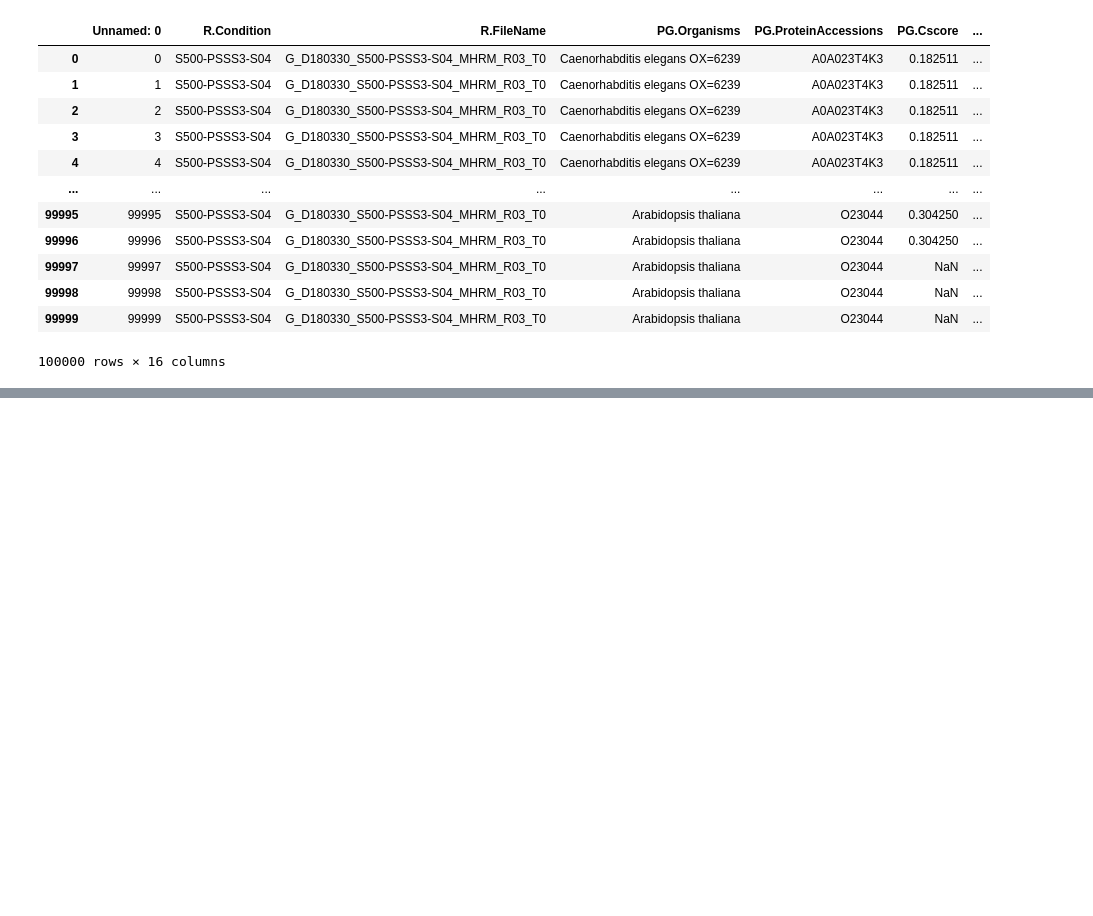
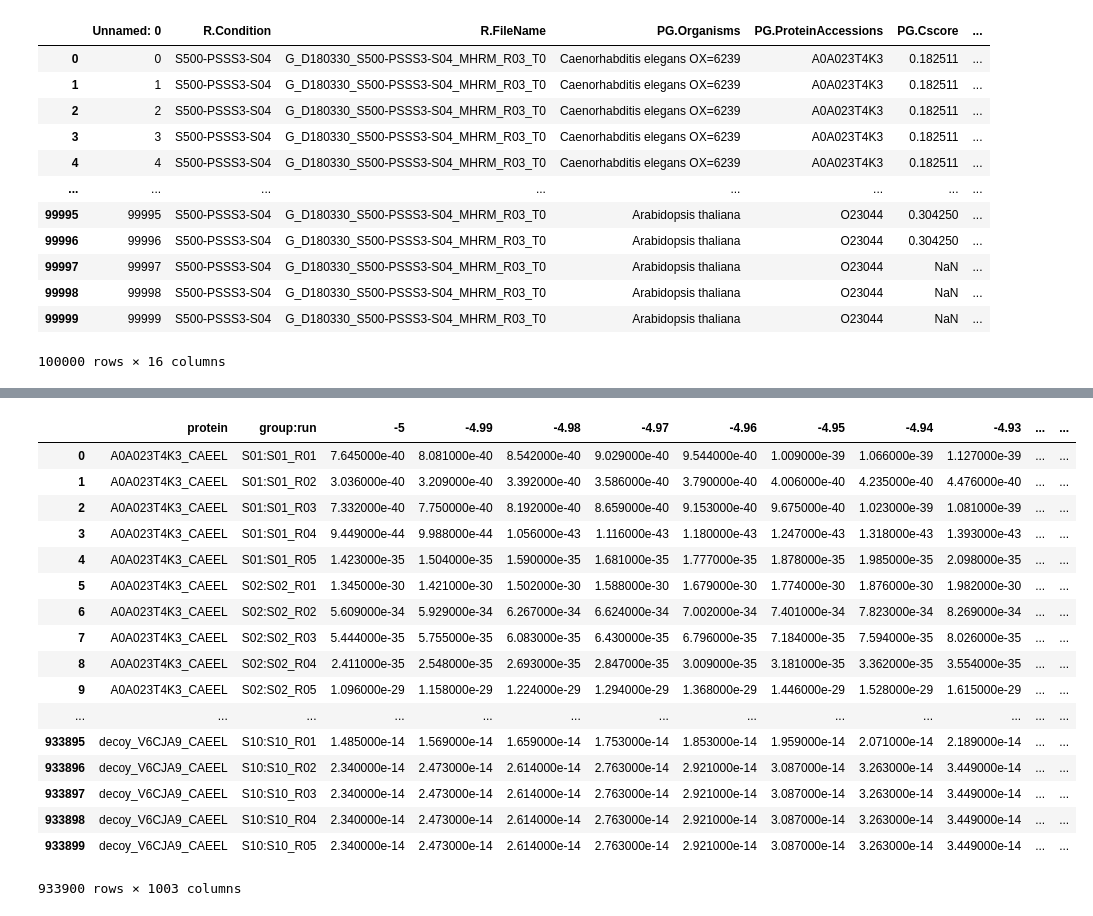
Before and after one commit to patruong/bayesMS, a Jupyter notebook: index.ipynb, the cells around one changed output, grey strips where cells are left out. Saved outputs shown, nothing was run; the diff lists cells and outputs as text; code cells hidden in the pictures; blank space fills up the shorter version.

```diff
--- a/index.ipynb
+++ b/index.ipynb
@@ -544,0 +576,23 @@ df
+# %%
+df = pd.read_csv("P_OUT", sep = "\t")
+# %%
+df
+# %% [output]
+|  | protein | group:run | -5 | -4.99 | -4.98 | -4.97 | -4.96 | -4.95 | -4.94 | -4.93 | ... | ... |
+| 0 | A0A023T4K3_CAEEL | S01:S01_R01 | 7.645000e-40 | 8.081000e-40 | 8.542000e-40 | 9.029000e-40 | 9.544000e-40 | 1.009000e-39 | 1.066000e-39 | 1.127000e-39 | ... | ... |
+| 1 | A0A023T4K3_CAEEL | S01:S01_R02 | 3.036000e-40 | 3.209000e-40 | 3.392000e-40 | 3.586000e-40 | 3.790000e-40 | 4.006000e-40 | 4.235000e-40 | 4.476000e-40 | ... | ... |
+| 2 | A0A023T4K3_CAEEL | S01:S01_R03 | 7.332000e-40 | 7.750000e-40 | 8.192000e-40 | 8.659000e-40 | 9.153000e-40 | 9.675000e-40 | 1.023000e-39 | 1.081000e-39 | ... | ... |
+| 3 | A0A023T4K3_CAEEL | S01:S01_R04 | 9.449000e-44 | 9.988000e-44 | 1.056000e-43 | 1.116000e-43 | 1.180000e-43 | 1.247000e-43 | 1.318000e-43 | 1.393000e-43 | ... | ... |
+| 4 | A0A023T4K3_CAEEL | S01:S01_R05 | 1.423000e-35 | 1.504000e-35 | 1.590000e-35 | 1.681000e-35 | 1.777000e-35 | 1.878000e-35 | 1.985000e-35 | 2.098000e-35 | ... | ... |
+| 5 | A0A023T4K3_CAEEL | S02:S02_R01 | 1.345000e-30 | 1.421000e-30 | 1.502000e-30 | 1.588000e-30 | 1.679000e-30 | 1.774000e-30 | 1.876000e-30 | 1.982000e-30 | ... | ... |
+| 6 | A0A023T4K3_CAEEL | S02:S02_R02 | 5.609000e-34 | 5.929000e-34 | 6.267000e-34 | 6.624000e-34 | 7.002000e-34 | 7.401000e-34 | 7.823000e-34 | 8.269000e-34 | ... | ... |
+| 7 | A0A023T4K3_CAEEL | S02:S02_R03 | 5.444000e-35 | 5.755000e-35 | 6.083000e-35 | 6.430000e-35 | 6.796000e-35 | 7.184000e-35 | 7.594000e-35 | 8.026000e-35 | ... | ... |
+| 8 | A0A023T4K3_CAEEL | S02:S02_R04 | 2.411000e-35 | 2.548000e-35 | 2.693000e-35 | 2.847000e-35 | 3.009000e-35 | 3.181000e-35 | 3.362000e-35 | 3.554000e-35 | ... | ... |
+| 9 | A0A023T4K3_CAEEL | S02:S02_R05 | 1.096000e-29 | 1.158000e-29 | 1.224000e-29 | 1.294000e-29 | 1.368000e-29 | 1.446000e-29 | 1.528000e-29 | 1.615000e-29 | ... | ... |
+| ... | ... | ... | ... | ... | ... | ... | ... | ... | ... | ... | ... | ... |
+| 933895 | decoy_V6CJA9_CAEEL | S10:S10_R01 | 1.485000e-14 | 1.569000e-14 | 1.659000e-14 | 1.753000e-14 | 1.853000e-14 | 1.959000e-14 | 2.071000e-14 | 2.189000e-14 | ... | ... |
+| 933896 | decoy_V6CJA9_CAEEL | S10:S10_R02 | 2.340000e-14 | 2.473000e-14 | 2.614000e-14 | 2.763000e-14 | 2.921000e-14 | 3.087000e-14 | 3.263000e-14 | 3.449000e-14 | ... | ... |
+| 933897 | decoy_V6CJA9_CAEEL | S10:S10_R03 | 2.340000e-14 | 2.473000e-14 | 2.614000e-14 | 2.763000e-14 | 2.921000e-14 | 3.087000e-14 | 3.263000e-14 | 3.449000e-14 | ... | ... |
+| 933898 | decoy_V6CJA9_CAEEL | S10:S10_R04 | 2.340000e-14 | 2.473000e-14 | 2.614000e-14 | 2.763000e-14 | 2.921000e-14 | 3.087000e-14 | 3.263000e-14 | 3.449000e-14 | ... | ... |
+| 933899 | decoy_V6CJA9_CAEEL | S10:S10_R05 | 2.340000e-14 | 2.473000e-14 | 2.614000e-14 | 2.763000e-14 | 2.921000e-14 | 3.087000e-14 | 3.263000e-14 | 3.449000e-14 | ... | ... |
+933900 rows × 1003 columns
```
Also changed, not shown: parts of 17 cells of this notebook.
